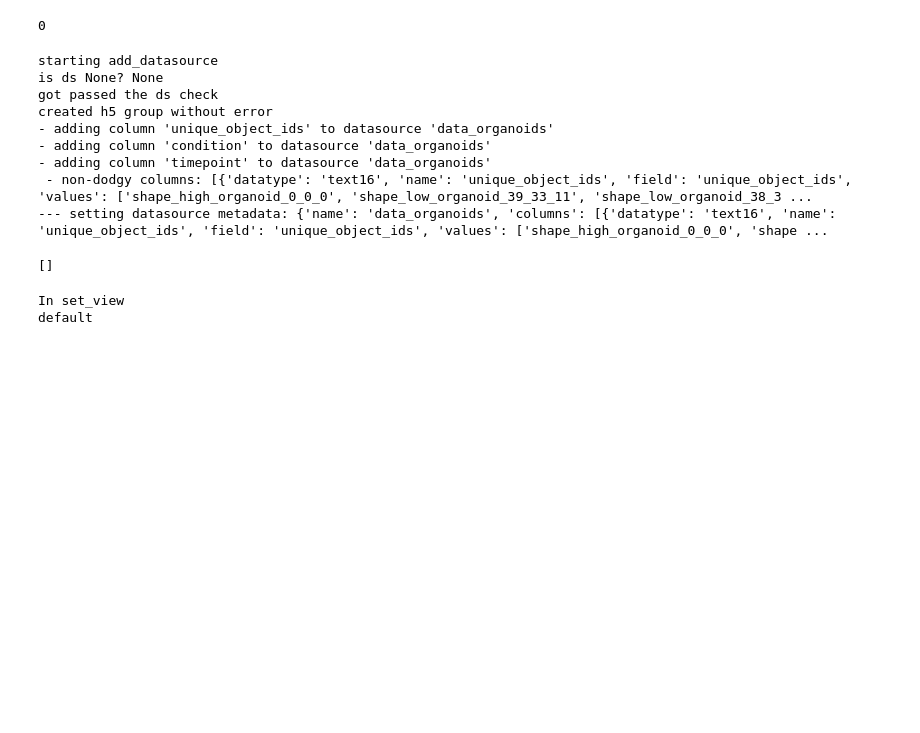
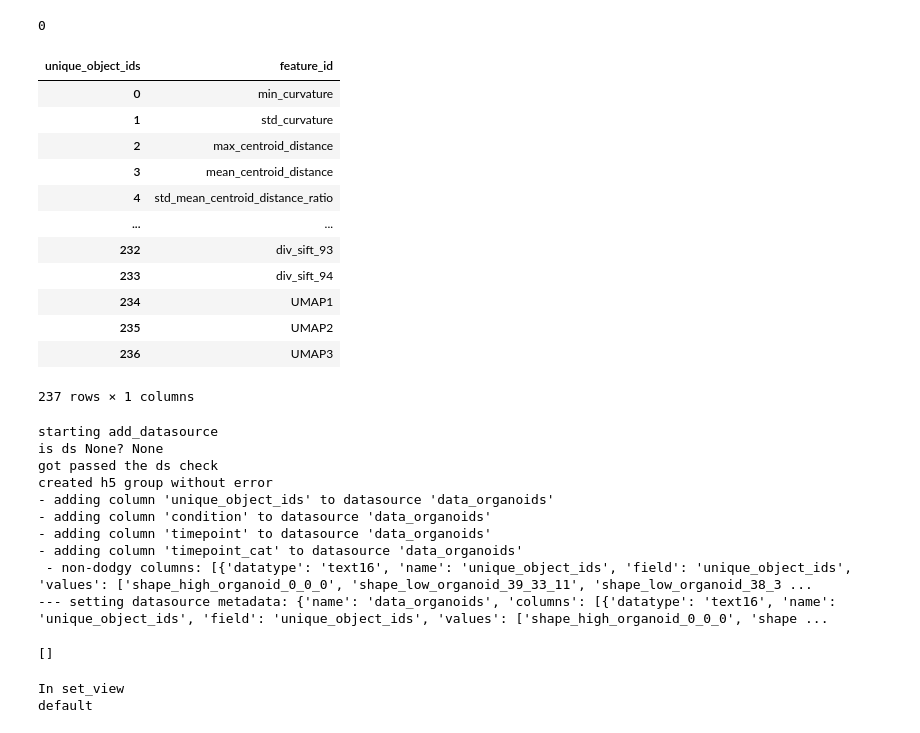
Before and after one commit to Taylor-CCB-Group/MDV, a Jupyter notebook: python/mdvtools/test_projects/SPOT_example.ipynb, the cells around one changed output. Saved outputs shown, nothing was run; the diff lists cells and outputs as text; code cells hidden in the pictures; blank space fills up the shorter version.

Commit message:
updated spot script

```diff
--- a/python/mdvtools/test_projects/SPOT_example.ipynb
+++ b/python/mdvtools/test_projects/SPOT_example.ipynb
@@ -21,7 +18,7 @@ from mdvtools.charts.selection_dialog_plot import SelectionDialogPlot
 # %% [markdown]
 ## Data analysis section
 # %%
-spot_data = pd.read_csv('../../../../../Documents/spot_dataset_a/spot_dataset_a/feature_table.csv')
+spot_data = pd.read_csv('../../../../../Documents/spot_dataset_a/spot_dataset_a/feature_table_umap.csv')
 # %%
 spot_data = spot_data.set_index('unique_object_ids')
 # %%
@@ -133,10 +137,26 @@ selection_dialog = SelectionDialogPlot(
 features_data_try[features_data_try.feature_id == "min_curvature"].index[0]
 # %% [output]
 0
+# %%
+features_data_try.iloc[:,:1]
+# %% [output]
+| unique_object_ids | feature_id |
+| 0 | min_curvature |
+| 1 | std_curvature |
+| 2 | max_centroid_distance |
+| 3 | mean_centroid_distance |
+| 4 | std_mean_centroid_distance_ratio |
+| ... | ... |
+| 232 | div_sift_93 |
+| 233 | div_sift_94 |
+| 234 | UMAP1 |
+| 235 | UMAP2 |
+| 236 | UMAP3 |
+237 rows × 1 columns
 # %%
 # setting up and serving the MDV project
 base = os.path.expanduser('~/mdv')
-project_path = os.path.join(base, 'spot') # defining the location where the project metadata will be stored
+project_path = os.path.join(base, 'spot1') # defining the location where the project metadata will be stored
 p = MDVProject(os.path.expanduser(project_path), delete_existing=True)
 
 # # adding the two data sources to the project
@@ -150,6 +170,7 @@ created h5 group without error
 - adding column 'unique_object_ids' to datasource 'data_organoids'
 - adding column 'condition' to datasource 'data_organoids'
 - adding column 'timepoint' to datasource 'data_organoids'
+- adding column 'timepoint_cat' to datasource 'data_organoids'
  - non-dodgy columns: [{'datatype': 'text16', 'name': 'unique_object_ids', 'field': 'unique_object_ids', 'values': ['shape_high_organoid_0_0_0', 'shape_low_organoid_39_33_11', 'shape_low_organoid_38_3 ...
 --- setting datasource metadata: {'name': 'data_organoids', 'columns': [{'datatype': 'text16', 'name': 'unique_object_ids', 'field': 'unique_object_ids', 'values': ['shape_high_organoid_0_0_0', 'shape ...
 []
```
Also changed, not shown: parts of 7 cells of this notebook.
